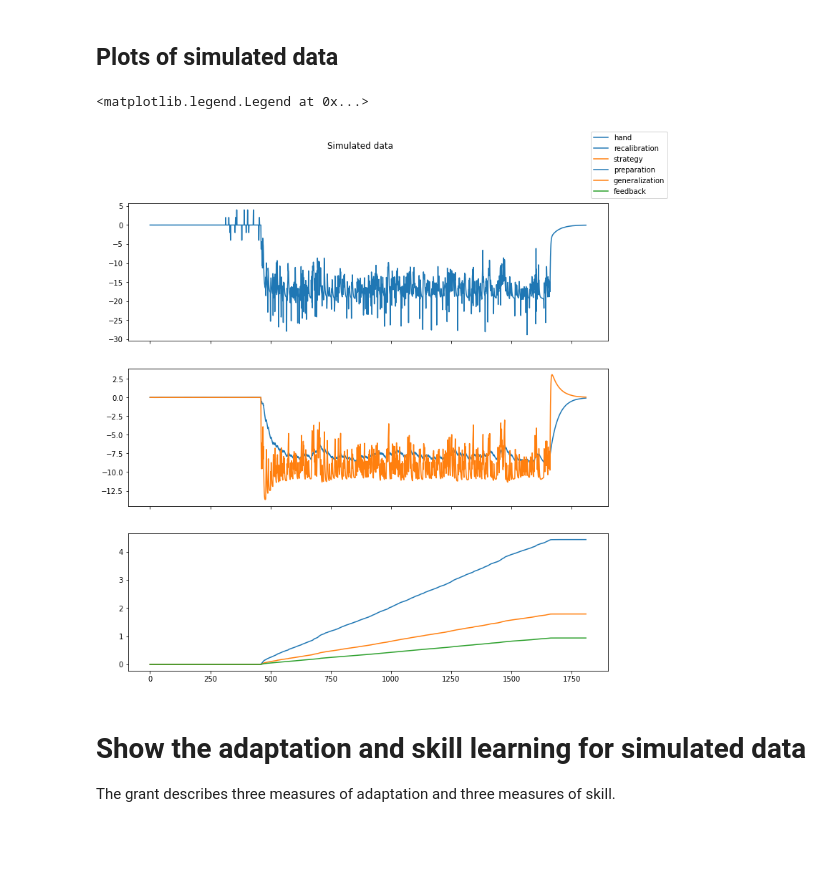
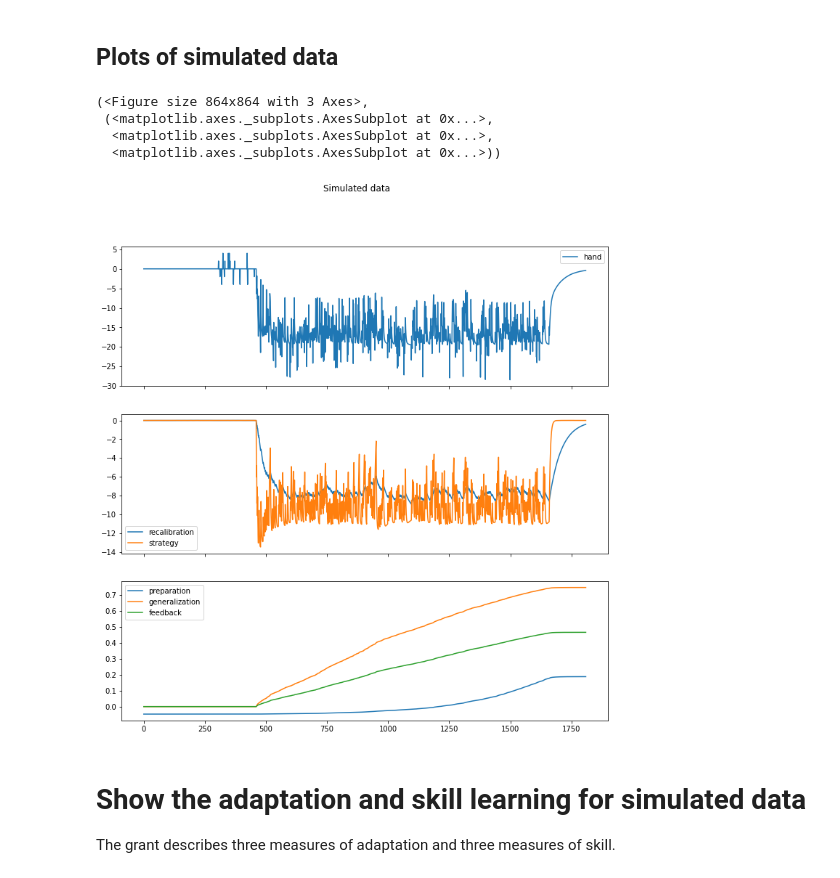
Before and after one commit to opherdonchin/BSF_NSF2022, a Jupyter notebook: BSF_NSF_simulation.ipynb, the cells around one changed output. Drawn from its saved outputs; the diff is of its cells as text; code cells hidden in the pictures; blank space fills up the shorter version.

```diff
--- a/BSF_NSF_simulation.ipynb
+++ b/BSF_NSF_simulation.ipynb
@@ -270,8 +297,8 @@ With the value of $\tau$ increasing with skill
 # %% [markdown]
 #### Code for effect of feedback on actual movement
 # %%
-def feedback_tau(S, p):
-  eS = 2*(expit(S)-0.5)
+def feedback_tau(SF, p):
+  eS = transform_skill(SF, p.S0.F)
   return p.min_tau + eS*(p.max_tau - p.min_tau)
 # %% [markdown]
 # Setting values of all constants
@@ -310,13 +337,13 @@ p0.alpha.Fr = 5e-4
 p0.alpha.Fs = 1e-4
 # Initial values of skill
 p0.S0 = struct()
-p0.S0.P = 0
+p0.S0.P = -3
 p0.S0.G = 0
 p0.S0.F = 0
 # %% [markdown]
 ## Parameters of skill expression
 # %%
-p0.min_phi0 = 0.2
+p0.min_phi0 = 0.0
 p0.max_phi0 = 0.7
 p0.min_RT0 = 350
 p0.max_RT0 = 150
@@ -351,11 +378,16 @@ def run_experiment(mvmt_table, p0):
 
     mvmt_table.loc[mvmt_num, ["xr", "xs"]] = [x.r, x.s]
     mvmt_table.loc[mvmt_num, ["SP", "SG", "SF"]] = [S.P, S.G, S.F]
+    mvmt_table.loc[mvmt_num, ["eSP", "eSG", "eSF"]] = (
+                                                        transform_skill(S.P, p0.S0.P),
+                                                        transform_skill(S.G, p0.S0.G),
+                                                        transform_skill(S.F, p0.S0.F),
+    )
 
     # Get current trial conditions
-    rt = mvmt.probe_condition if mvmt.probe_type == 'preparation' else non_probe_condition[0]
-    target = mvmt.probe_condition if mvmt.probe_type == 'generalization' else non_probe_condition[1]
-    vis = mvmt.probe_type == ''
+    rt = mvmt.rt
+    target = mvmt.target
+    vis = mvmt.vis
 
     # Set behavior according to skill and conditions
     p = p0
@@ -369,7 +401,7 @@ def run_experiment(mvmt_table, p0):
     S1 = skill_learn(S, x, p, yn)
 
     if mvmt.probe_type == 'feedback':
-      jump_target = mvmt.probe_condition
+      jump_target = mvmt.jump
 
       rho_jump = generalization_rho(jump_target, S.G, p)
       x_jump,y_jump, h_jump = state_update(x, phi, rho_jump, p, rot, vis)
@@ -402,18 +435,27 @@ mvmt_table.head()
 # %% [markdown]
 ## Plots of simulated data
 # %%
-fig, (axh, axx, axS) = plt.subplots(3, sharex=True)
-fig.suptitle('Simulated data')
-axh.plot(mvmt_table["h"], label="hand")
-axx.plot(mvmt_table["xr"], label="recalibration")
-axx.plot(mvmt_table["xs"], label="strategy")
-axS.plot(mvmt_table["SP"], label="preparation")
-axS.plot(mvmt_table["SG"], label="generalization")
-axS.plot(mvmt_table["SF"], label="feedback")
-fig.legend()
+def plot_learning_curves(mvmt_table):
+  fig, (axh, axx, axS) = plt.subplots(3, sharex=True)
+  fig.suptitle('Simulated data')
+  axh.plot(mvmt_table["h"], label="hand")
+  axh.legend()
+  axx.plot(mvmt_table["xr"], label="recalibration")
+  axx.plot(mvmt_table["xs"], label="strategy")
+  axx.legend()
+  axS.plot(mvmt_table["eSP"], label="preparation")
+  axS.plot(mvmt_table["eSG"], label="generalization")
+  axS.plot(mvmt_table["eSF"], label="feedback")
+  axS.legend()
+  return fig, (axh, axx, axS)
+
+plot_learning_curves(mvmt_table)
 # %% [output]
-<matplotlib.legend.Legend at 0x...>
+(<Figure size 864x864 with 3 Axes>,
+ (<matplotlib.axes._subplots.AxesSubplot at 0x...>,
+  <matplotlib.axes._subplots.AxesSubplot at 0x...>,
+  <matplotlib.axes._subplots.AxesSubplot at 0x...>))
-[figure, old version]
+[figure, new version]
 # %% [markdown]
 # Show the adaptation and skill learning for simulated data
 
```
Also changed, not shown: parts of 23 cells of this notebook.
